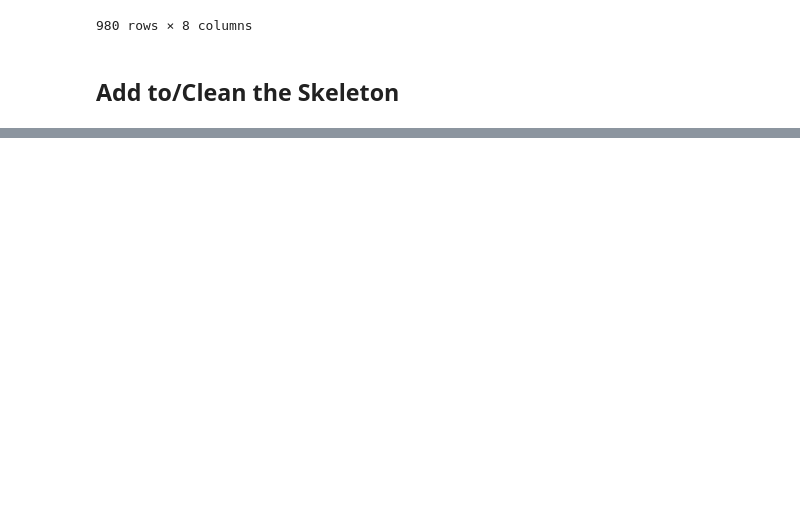
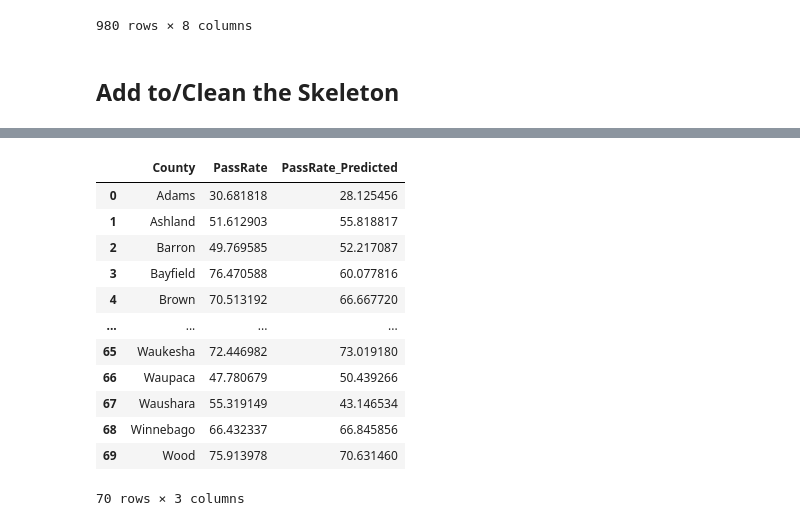
Before and after one commit to mcelhens/AP-Outcomes-to-University-Metrics, a Jupyter notebook: streamlit_app/Preparing_Choropleth_Data.ipynb, the cells around one changed output, grey strips where cells are left out. Drawn from its saved outputs; the diff is of its cells as text; code cells hidden in the pictures; blank space fills up the shorter version.

```diff
--- a/streamlit_app/Preparing_Choropleth_Data.ipynb
+++ b/streamlit_app/Preparing_Choropleth_Data.ipynb
@@ -691,0 +731,16 @@ skeleton.to_csv('States_Counties_Map_Data.csv', index = False)
+# %%
+WI_predictions_df
+# %% [output]
+|  | County | PassRate | PassRate_Predicted |
+| 0 | Adams | 30.681818 | 28.125456 |
+| 1 | Ashland | 51.612903 | 55.818817 |
+| 2 | Barron | 49.769585 | 52.217087 |
+| 3 | Bayfield | 76.470588 | 60.077816 |
+| 4 | Brown | 70.513192 | 66.667720 |
+| ... | ... | ... | ... |
+| 65 | Waukesha | 72.446982 | 73.019180 |
+| 66 | Waupaca | 47.780679 | 50.439266 |
+| 67 | Waushara | 55.319149 | 43.146534 |
+| 68 | Winnebago | 66.432337 | 66.845856 |
+| 69 | Wood | 75.913978 | 70.631460 |
+70 rows × 3 columns
```
Also changed, not shown: parts of 5 cells of this notebook, 9 other files.
